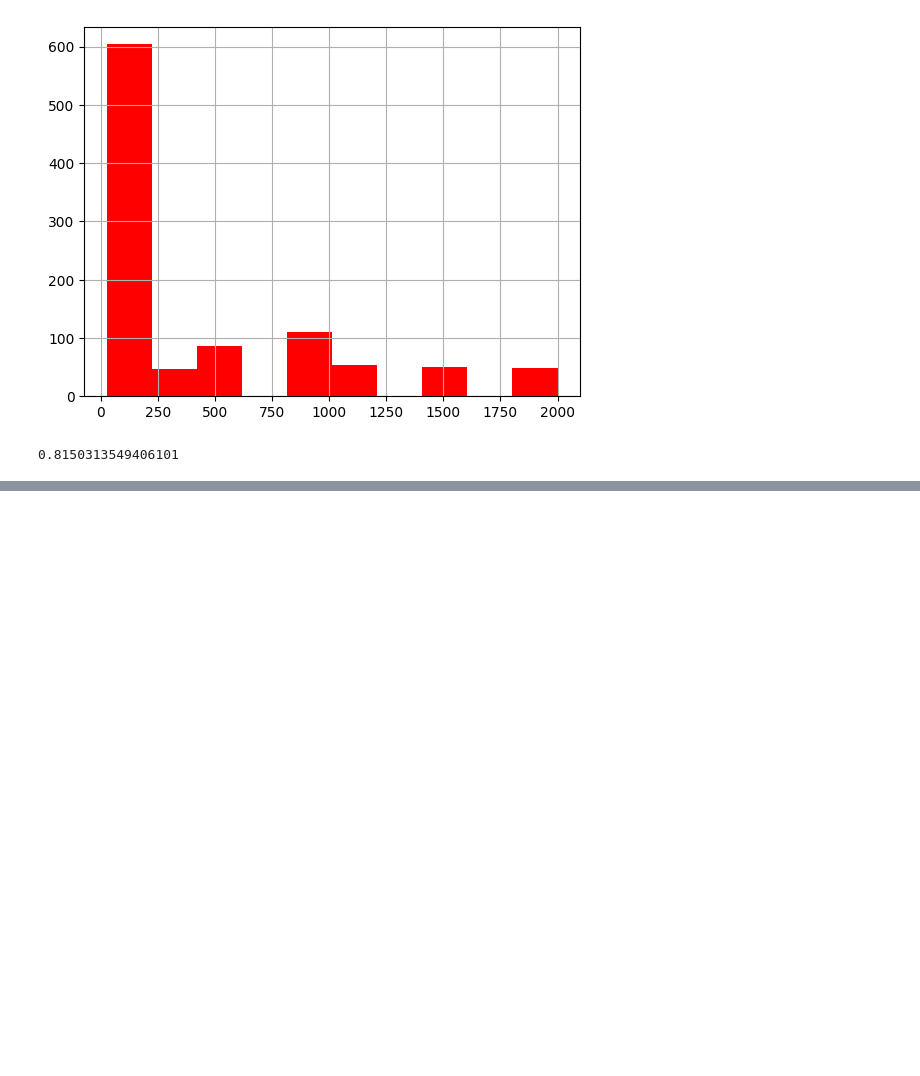
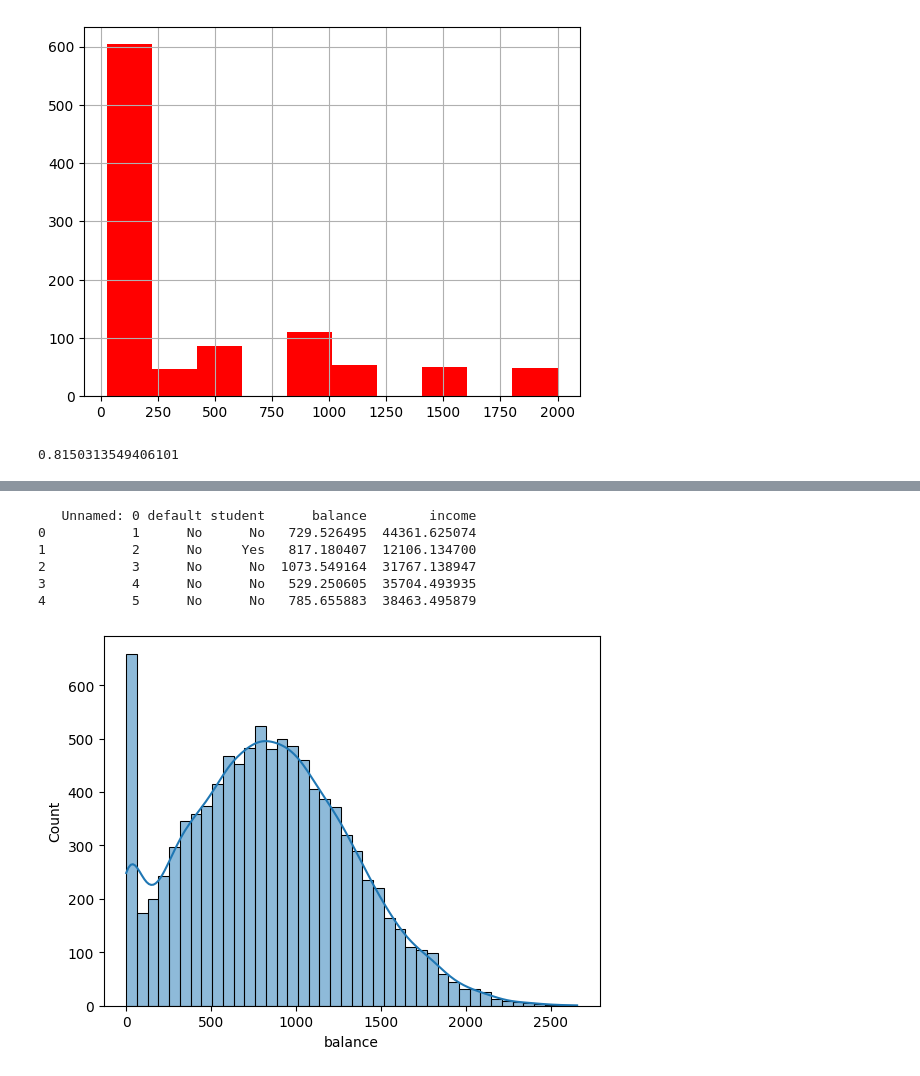
Before and after one commit to yash144-code/python-practice.ipynb, a Jupyter notebook: datascience(1).ipynb, the cells around one changed output, grey strips where cells are left out. Saved outputs shown, nothing was run; the diff lists cells and outputs as text; code cells hidden in the pictures; blank space fills up the shorter version.

```diff
--- a/datascience(1).ipynb
+++ b/datascience(1).ipynb
@@ -608,0 +639,25 @@ print(df["Total Amount"].kurt())
+# %%
+import pandas as pd
+
+df = pd.read_excel("finance.xlsx")
+
+print(df.head())
+# %% [output]
+   Unnamed: 0 default student      balance        income
+0           1      No      No   729.526495  44361.625074
+1           2      No     Yes   817.180407  12106.134700
+2           3      No      No  1073.549164  31767.138947
+3           4      No      No   529.250605  35704.493935
+4           5      No      No   785.655883  38463.495879
+# %%
+import pandas as pd
+import seaborn as sns
+import matplotlib.pyplot as plt
+
+df = pd.read_excel("finance.xlsx")
+
+sns.histplot(data= df,x= "balance",kde= True)
+
+plt.show()
+# %% [output]
+[figure, added]
```
Also changed, not shown: parts of 8 cells of this notebook.
